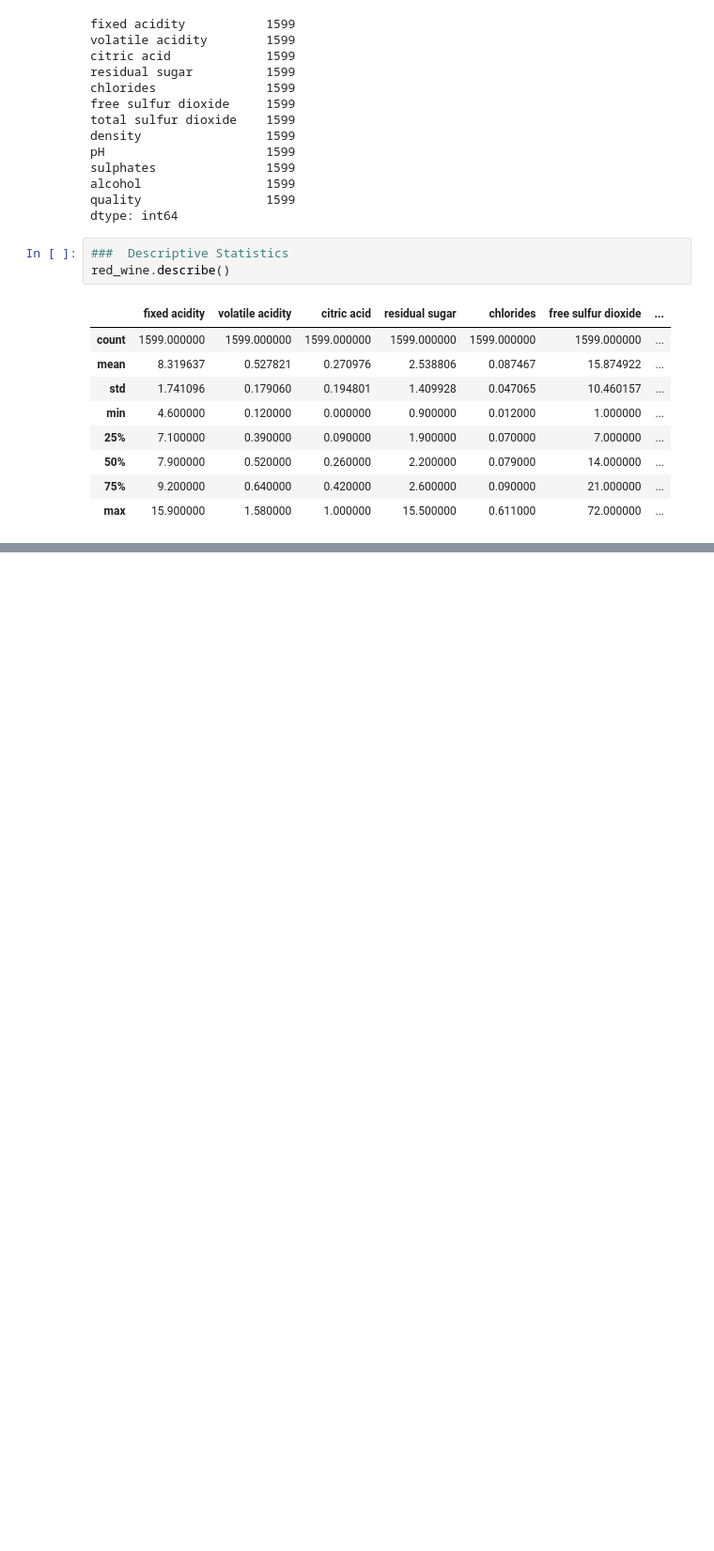
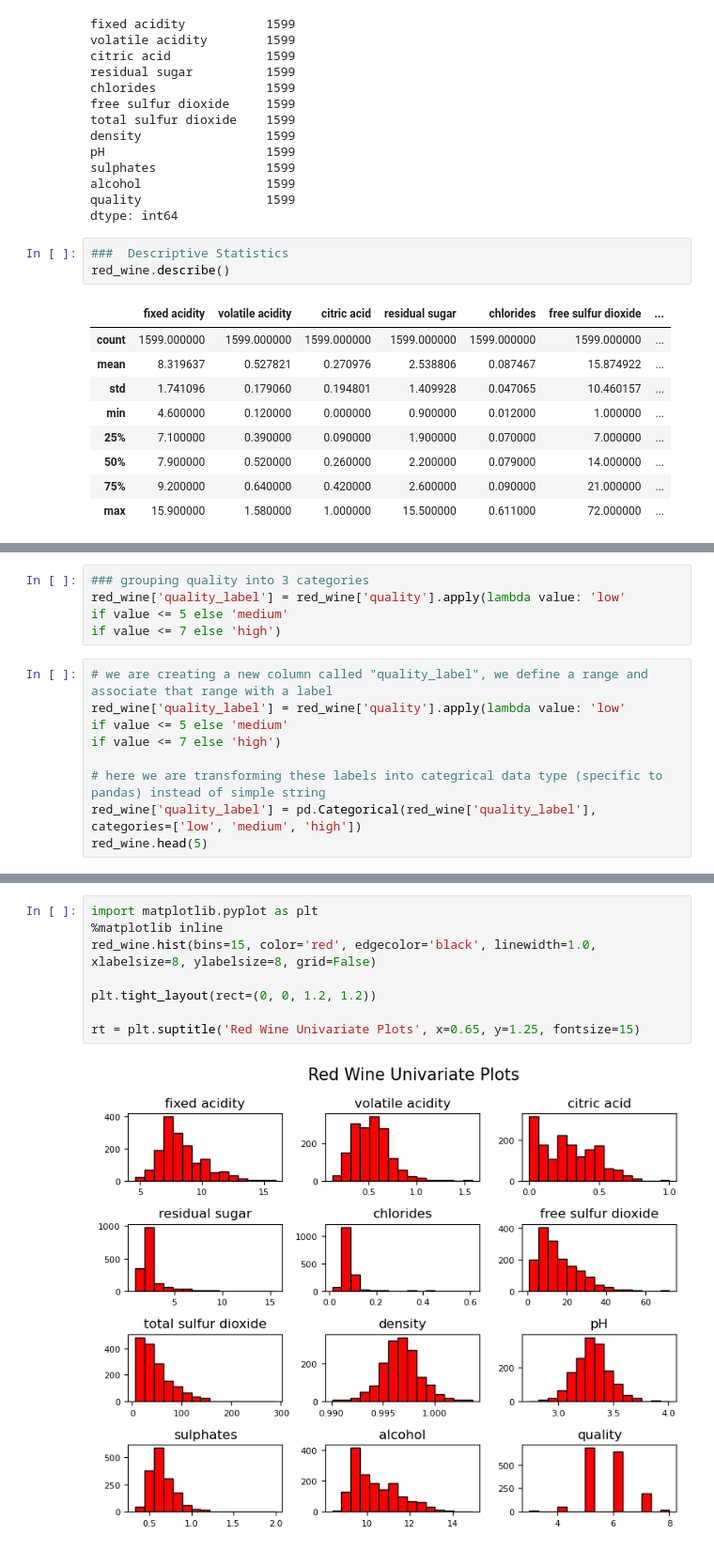
Before and after one commit to mirky17/Blueberry_winery, a Jupyter notebook: project1.ipynb, the cells around one changed output, grey strips where cells are left out. Shown at 94% size. Saved outputs shown, nothing was run; the diff lists cells and outputs as text; blank space fills up the shorter version.

```diff
--- a/project1.ipynb
+++ b/project1.ipynb
@@ -115,0 +149,15 @@ red_wine.describe()
+# %%
+### grouping quality into 3 categories
+red_wine['quality_label'] = red_wine['quality'].apply(lambda value: 'low'
+if value <= 5 else 'medium'
+if value <= 7 else 'high')
+# %%
+# we are creating a new column called "quality_label", we define a range and associate that range with a label
+red_wine['quality_label'] = red_wine['quality'].apply(lambda value: 'low'
+if value <= 5 else 'medium'
+if value <= 7 else 'high')
+
+# here we are transforming these labels into categrical data type (specific to pandas) instead of simple string
+red_wine['quality_label'] = pd.Categorical(red_wine['quality_label'],
+categories=['low', 'medium', 'high'])
+red_wine.head(5)
@@ -115,0 +189,10 @@ red_wine.describe()
+# %%
+import matplotlib.pyplot as plt
+%matplotlib inline
+red_wine.hist(bins=15, color='red', edgecolor='black', linewidth=1.0, xlabelsize=8, ylabelsize=8, grid=False)
+
+plt.tight_layout(rect=(0, 0, 1.2, 1.2))
+
+rt = plt.suptitle('Red Wine Univariate Plots', x=0.65, y=1.25, fontsize=15)
+# %% [output]
+[figure, added]
```
Also changed, not shown: parts of 11 cells of this notebook.
